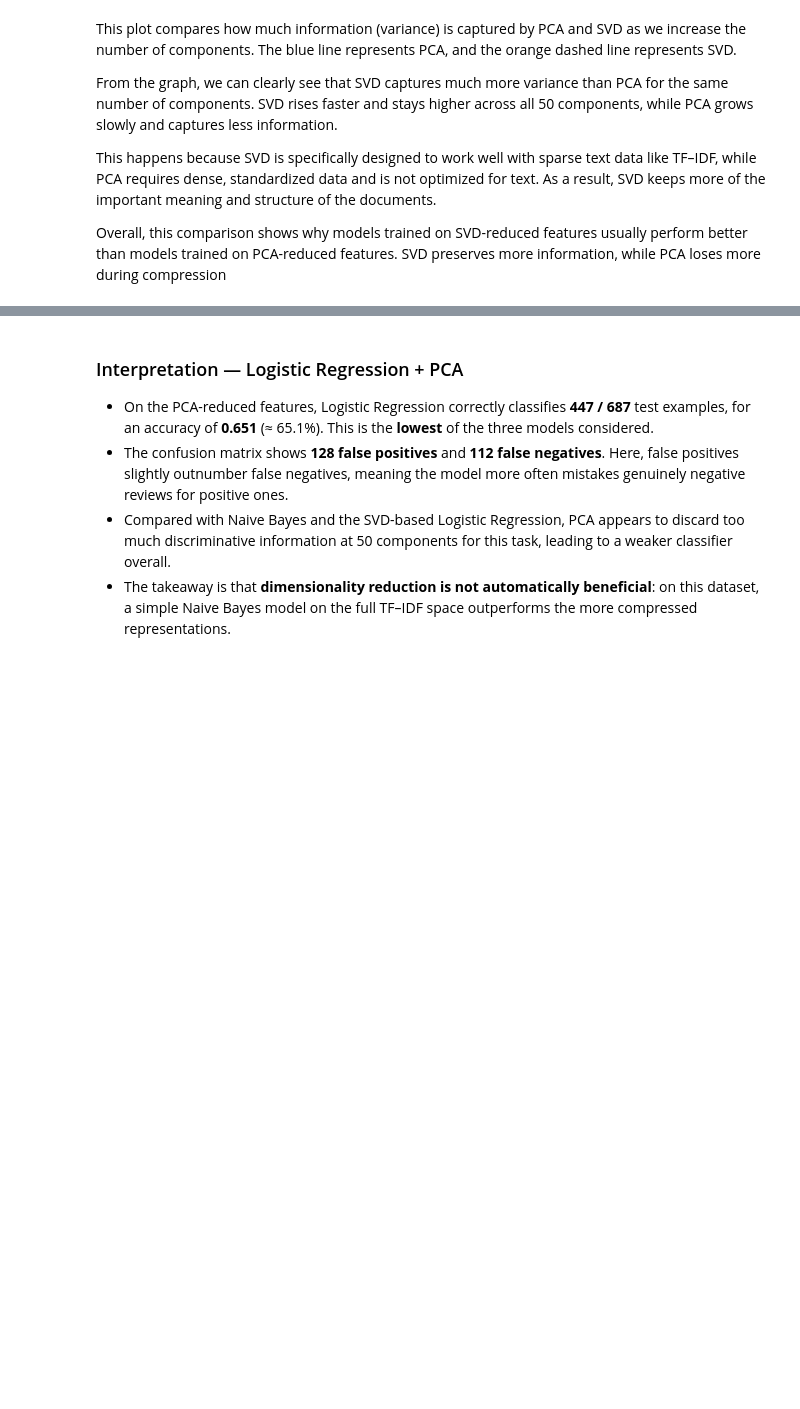
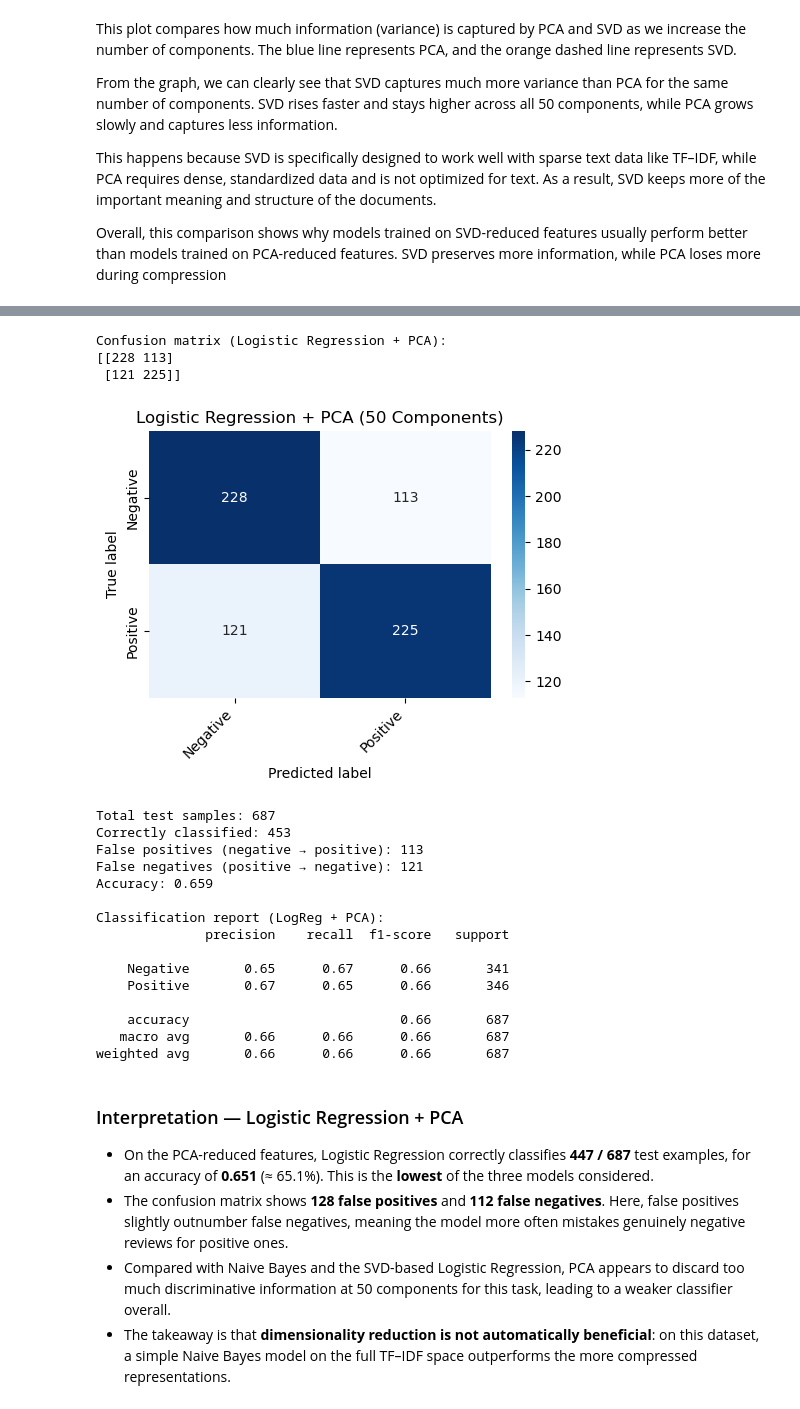
Before and after one commit to Andrew-Silveira-5077086/SentimentLabelledSentences-FinalProject, a Jupyter notebook: GroupProject-Final.ipynb, the cells around one changed output, grey strips where cells are left out. Cells and saved outputs as stored; diff of their text form; code cells hidden in the pictures; blank space fills up the shorter version.

Commit message:
Updated Logistic Regression with PCA

```diff
--- a/GroupProject-Final.ipynb
+++ b/GroupProject-Final.ipynb
@@ -626,3 +594,57 @@ weighted avg       0.66      0.66      0.66       687
+# %%
+# --- Step 7: Logistic Regression on PCA-reduced features ---
+
+# 1. Train Logistic Regression on 50 PCA components
+# Logistic Regression works well on dense, low-dimensional data
+lr_pca = LogisticRegression(max_iter=1000, n_jobs=-1, random_state=RANDOM_STATE)
+lr_pca.fit(X_train_pca, y_train)
+
+# 2. Predict on the test set
+y_pred_pca = lr_pca.predict(X_test_pca)
+
+# 3. Compute confusion matrix
+cm_pca = confusion_matrix(y_test, y_pred_pca)
+print("Confusion matrix (Logistic Regression + PCA):")
+print(cm_pca)
+
+# 4. Visualize confusion matrix
+plot_confusion_matrix(
+    cm_pca,
+    class_names,
+    title="Logistic Regression + PCA (50 Components)"
+)
+
+# 5. Summarize prediction errors
+total_pca, correct_pca, fp_pca, fn_pca, acc_pca = summarize_confusion_matrix(cm_pca)
+print(f"Total test samples: {total_pca}")
+print(f"Correctly classified: {correct_pca}")
+print(f"False positives (negative → positive): {fp_pca}")
+print(f"False negatives (positive → negative): {fn_pca}")
+print(f"Accuracy: {acc_pca:.3f}")
+
+# 6. Detailed precision, recall, and F1-score
+print("\nClassification report (LogReg + PCA):")
+print(classification_report(y_test, y_pred_pca, target_names=class_names))
+# %% [output]
+Confusion matrix (Logistic Regression + PCA):
+[[228 113]
+ [121 225]]
+[figure, added]
+Total test samples: 687
+Correctly classified: 453
+False positives (negative → positive): 113
+False negatives (positive → negative): 121
+Accuracy: 0.659
+
+Classification report (LogReg + PCA):
+              precision    recall  f1-score   support
+
+    Negative       0.65      0.67      0.66       341
+    Positive       0.67      0.65      0.66       346
+
+    accuracy                           0.66       687
+   macro avg       0.66      0.66      0.66       687
+weighted avg       0.66      0.66      0.66       687
 # %% [markdown]
 ### Interpretation — Logistic Regression + PCA
 
```
Also changed, not shown: parts of 2 cells of this notebook.
